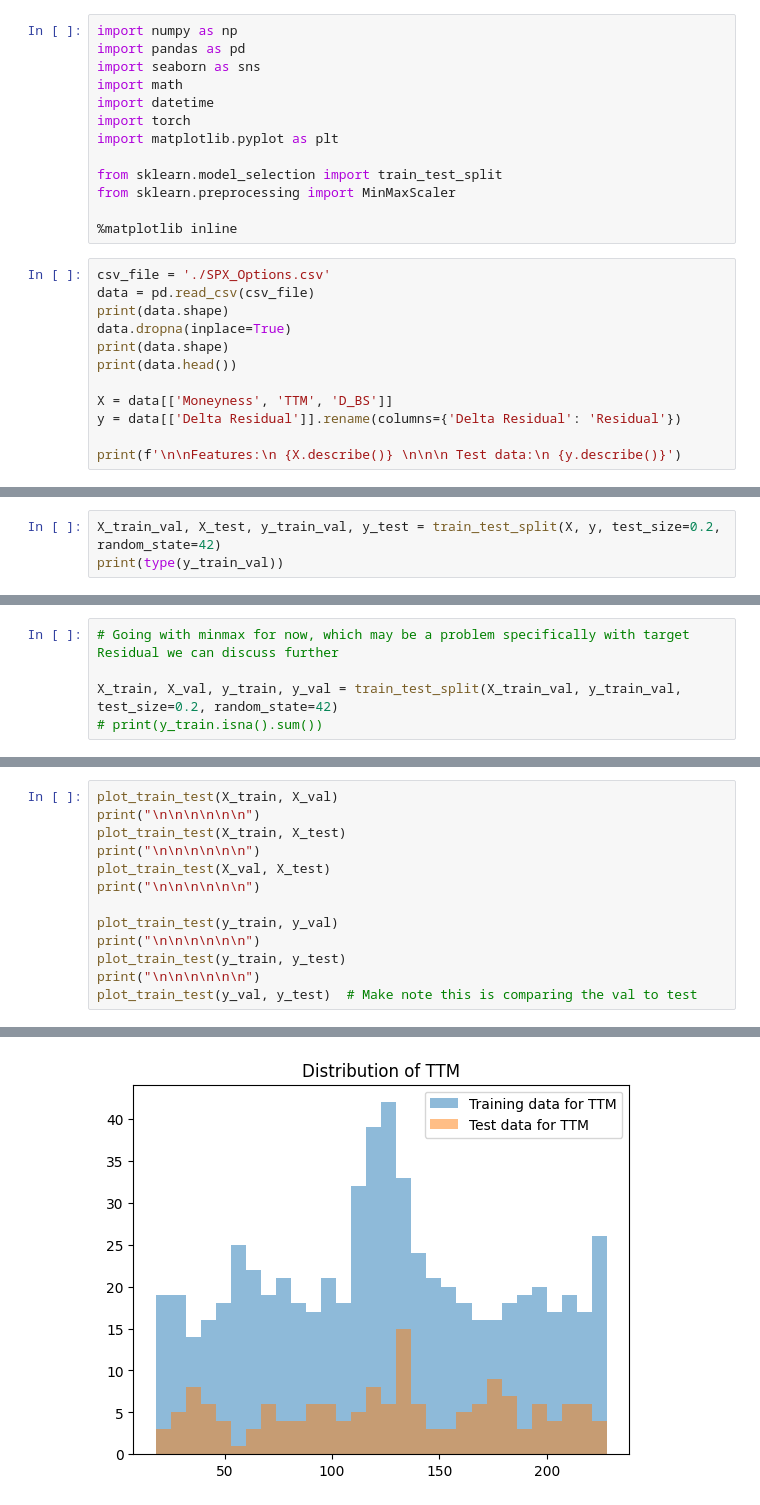
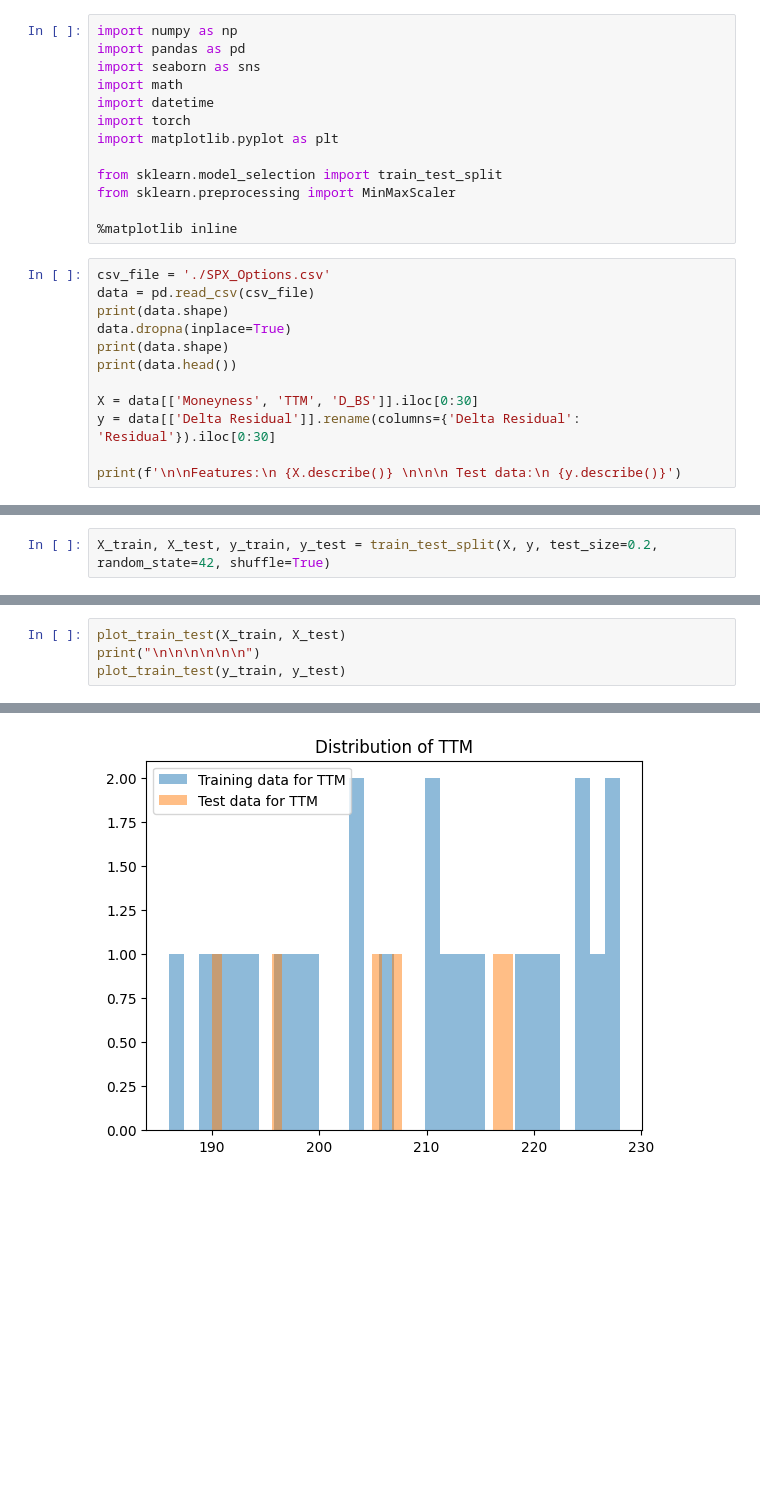
Before and after one commit to Thomas101Shen/Dynamic_hedging, a Jupyter notebook: FNN_residuals.ipynb, the cells around one changed output, grey strips where cells are left out. Drawn from its saved outputs; the diff is of its cells as text; blank space fills up the shorter version.

```diff
--- a/FNN_residuals.ipynb
+++ b/FNN_residuals.ipynb
@@ -19,8 +19,8 @@ data.dropna(inplace=True)
 print(data.shape)
 print(data.head())
 
-X = data[['Moneyness', 'TTM', 'D_BS']]
-y = data[['Delta Residual']].rename(columns={'Delta Residual': 'Residual'})
+X = data[['Moneyness', 'TTM', 'D_BS']].iloc[0:30]
+y = data[['Delta Residual']].rename(columns={'Delta Residual': 'Residual'}).iloc[0:30]
 
 print(f'\n\nFeatures:\n {X.describe()} \n\n\n Test data:\n {y.describe()}')
 # %% [output]
@@ -98,3 +98,2 @@ dtype: float64
 # %%
-X_train_val, X_test, y_train_val, y_test = train_test_split(X, y, test_size=0.2, random_state=42)
-print(type(y_train_val))
+X_train, X_test, y_train, y_test = train_test_split(X, y, test_size=0.2, random_state=42, shuffle=True)
@@ -103,8 +100,3 @@ print(type(y_train_val))
-# %%
-# Going with minmax for now, which may be a problem specifically with target Residual we can discuss further
-
-X_train, X_val, y_train, y_val = train_test_split(X_train_val, y_train_val, test_size=0.2, random_state=42)
-# print(y_train.isna().sum())
 # %%
 def plot_train_test(train, test):
     columns = train.columns.tolist()
@@ -121,14 +110,5 @@ def plot_train_test(train, test):
 # %%
-plot_train_test(X_train, X_val)
-print("\n\n\n\n\n\n")
 plot_train_test(X_train, X_test)
 print("\n\n\n\n\n\n")
-plot_train_test(X_val, X_test)
-print("\n\n\n\n\n\n")
-
-plot_train_test(y_train, y_val)
-print("\n\n\n\n\n\n")
 plot_train_test(y_train, y_test)
-print("\n\n\n\n\n\n")
-plot_train_test(y_val, y_test)  # Make note this is comparing the val to test
 # %% [output]
@@ -136 +116 @@ plot_train_test(y_val, y_test)  # Make note this is comparing the val to test
-[figure, old version]
+[figure, new version]
```
Also changed, not shown: parts of 15 cells of this notebook, 4 other files.
